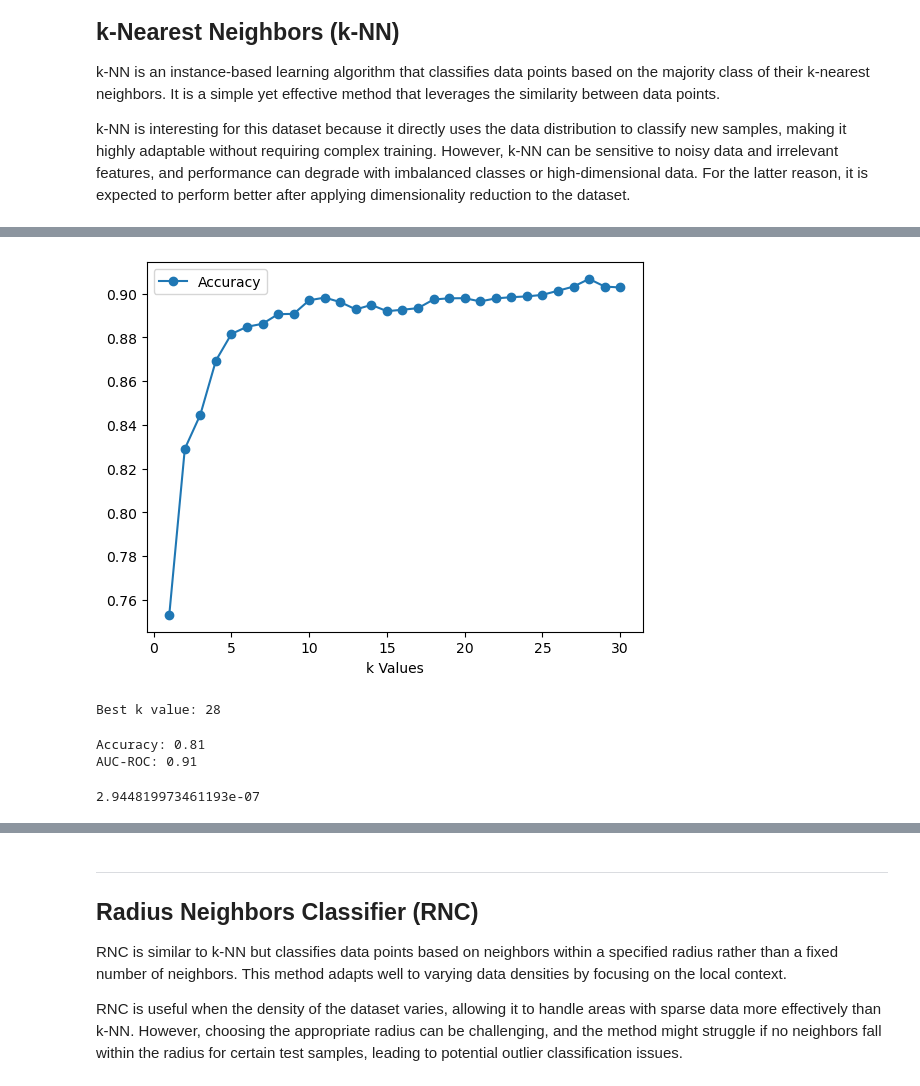
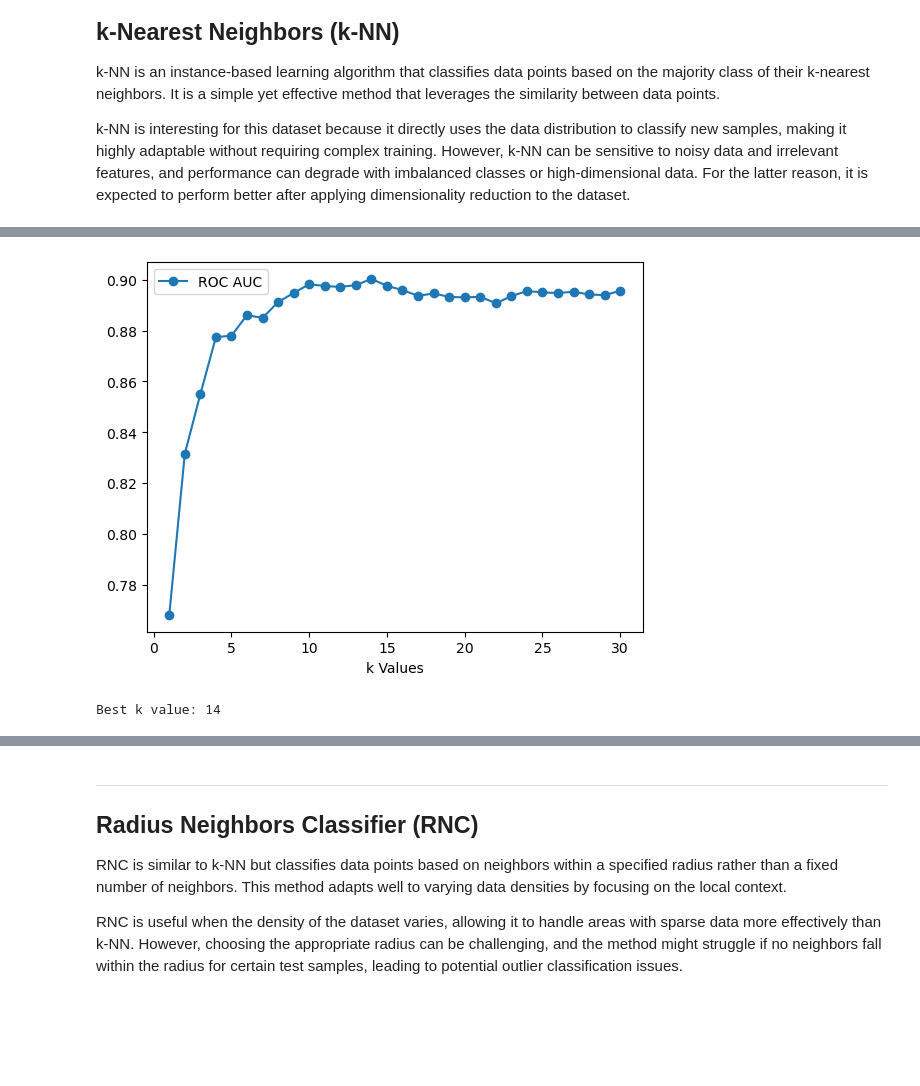
Before and after one commit to alicevk/GP-comparative-analysis, a Jupyter notebook: 4-Alternative-Models/1-lazy-learners.ipynb, the cells around one changed output, grey strips where cells are left out. Drawn from its saved outputs; the diff is of its cells as text; code cells hidden in the pictures; blank space fills up the shorter version.

```diff
--- a/4-Alternative-Models/1-lazy-learners.ipynb
+++ b/4-Alternative-Models/1-lazy-learners.ipynb
@@ -133,6 +131,7 @@ AUC-ROC: 0.85
 # ---------------------------------------------------------------------------- #
 #                                 OPTIMIZATION                                 #
 # ---------------------------------------------------------------------------- #
+
 # Initiate CodeCarbon to track emissions# Initiate CodeCarbon to track emissions
 tracker = EmissionsTracker('k-NN optimization', log_level='warning')
 tracker.start()
@@ -141,16 +140,29 @@ tracker.start()
 k_vals = [i for i in range(1,31)]
 roc_aucs = []
 
-scaler = StandardScaler()
-X = scaler.fit_transform(X)
+for k in k_vals:
+    # Create model
+    temp_model = KNeighborsClassifier(n_neighbors=k)
 
-for k in k_vals:
-    temp_model = KNeighborsClassifier(n_neighbors=k)
-    roc_auc = cross_val_score(temp_model, X, y, scoring='roc_auc')
+    # Define pipeline depending on whether PCA is requested or not
+    if PC_Features:
+        steps = [
+            ('preprocessor', preprocessor),
+            ('pca', PCA(n_components=12)),
+            ('k-NN-classifier', temp_model)
+        ]
+    else:
+        steps = [
+            ('preprocessor', preprocessor),
+            ('k-NN-classifier', temp_model)
+        ]
+
+    pipeline = Pipeline(steps)
+    roc_auc = cross_val_score(pipeline, X, y, scoring='roc_auc', cv=K_Folds)
     roc_aucs.append(np.mean(roc_auc))
 
 plt.xlabel('k Values')
-plt.plot(k_vals, roc_aucs, 'o-', label='Accuracy')
+plt.plot(k_vals, roc_aucs, 'o-', label='ROC AUC')
 plt.legend()
 plt.show()
 
@@ -163,31 +175,3 @@ print(f'Best k value: {best_k}')
  Linux OS detected: Please ensure RAPL files exist at \sys\class\powercap\intel-rapl to measure CPU
-[figure, old version]
+[figure, new version]
-Best k value: 28
+Best k value: 14
-# %%
-# Create optimized model
-model = KNeighborsClassifier(n_neighbors=best_k)
-
-if Cross_Validation:
-    cv_results = cross_validate(model, X, y, scoring=['accuracy', 'roc_auc'])
-    acc = cv_results['test_accuracy'].mean()
-    roc_auc = cv_results['test_roc_auc'].mean()
-else:
-    # Train model
-    model.fit(train_X, train_y)
-
-    # Test model
-    y_pred = model.predict(test_X)
-    pred_probs = model.predict_proba(test_X)
-
-    # Evaluation
-    acc = accuracy_score(test_y, y_pred)
-    roc_auc = roc_auc_score(test_y, pred_probs[:, 1])
-
-print(f"Accuracy: {acc:.2f}")
-print(f"AUC-ROC: {roc_auc:.2f}")
-
-tracker.stop()
-# %% [output]
-Accuracy: 0.81
-AUC-ROC: 0.91
-2.944819973461193e-07
```
Also changed, not shown: parts of 14 cells of this notebook, 12 other files.
